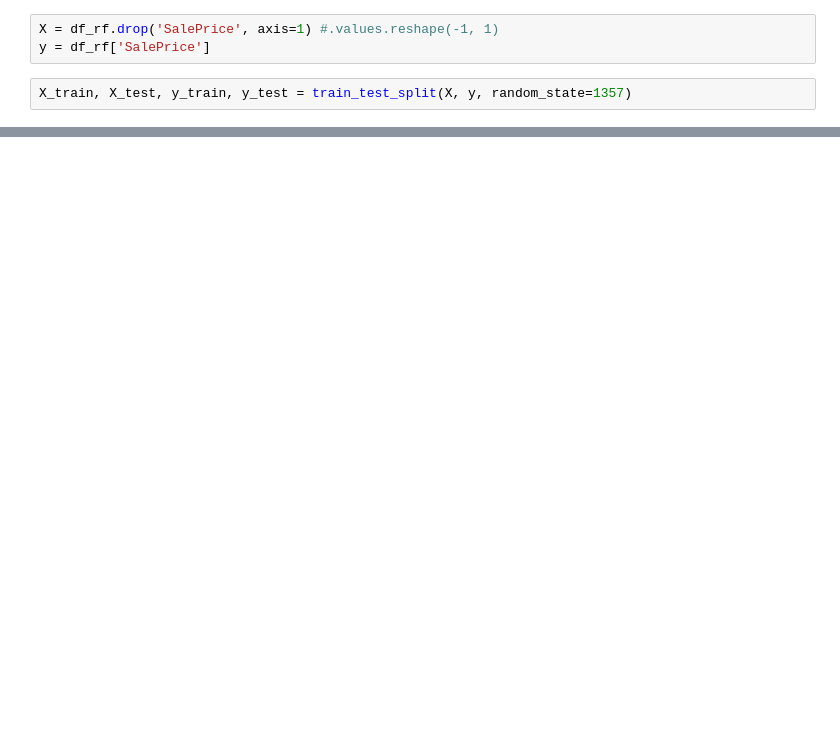
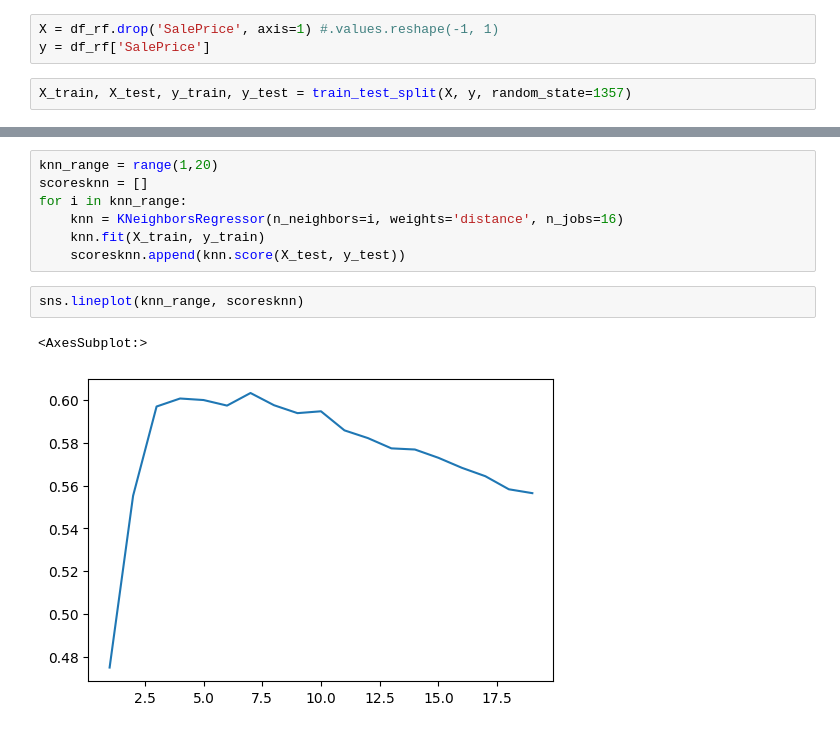
Before and after one commit to alejo-acosta/coding-dojo, a Jupyter notebook: 2machine-learning/3logistic/reto_kaggle/reto-kaggle.ipynb, the cells around one changed output, grey strips where cells are left out. Cells and saved outputs as stored; diff of their text form; blank space fills up the shorter version.

```diff
--- a/2machine-learning/3logistic/reto_kaggle/reto-kaggle.ipynb
+++ b/2machine-learning/3logistic/reto_kaggle/reto-kaggle.ipynb
@@ -166,0 +235,12 @@ pred2.to_csv('pred2.csv')
+# %%
+knn_range = range(1,20)
+scoresknn = []
+for i in knn_range:
+    knn = KNeighborsRegressor(n_neighbors=i, weights='distance', n_jobs=16)
+    knn.fit(X_train, y_train)
+    scoresknn.append(knn.score(X_test, y_test))
+# %%
+sns.lineplot(knn_range, scoresknn)
+# %% [output]
+<AxesSubplot:>
+[figure, added]
```
Also changed, not shown: parts of 25 cells of this notebook, 8 other files.
